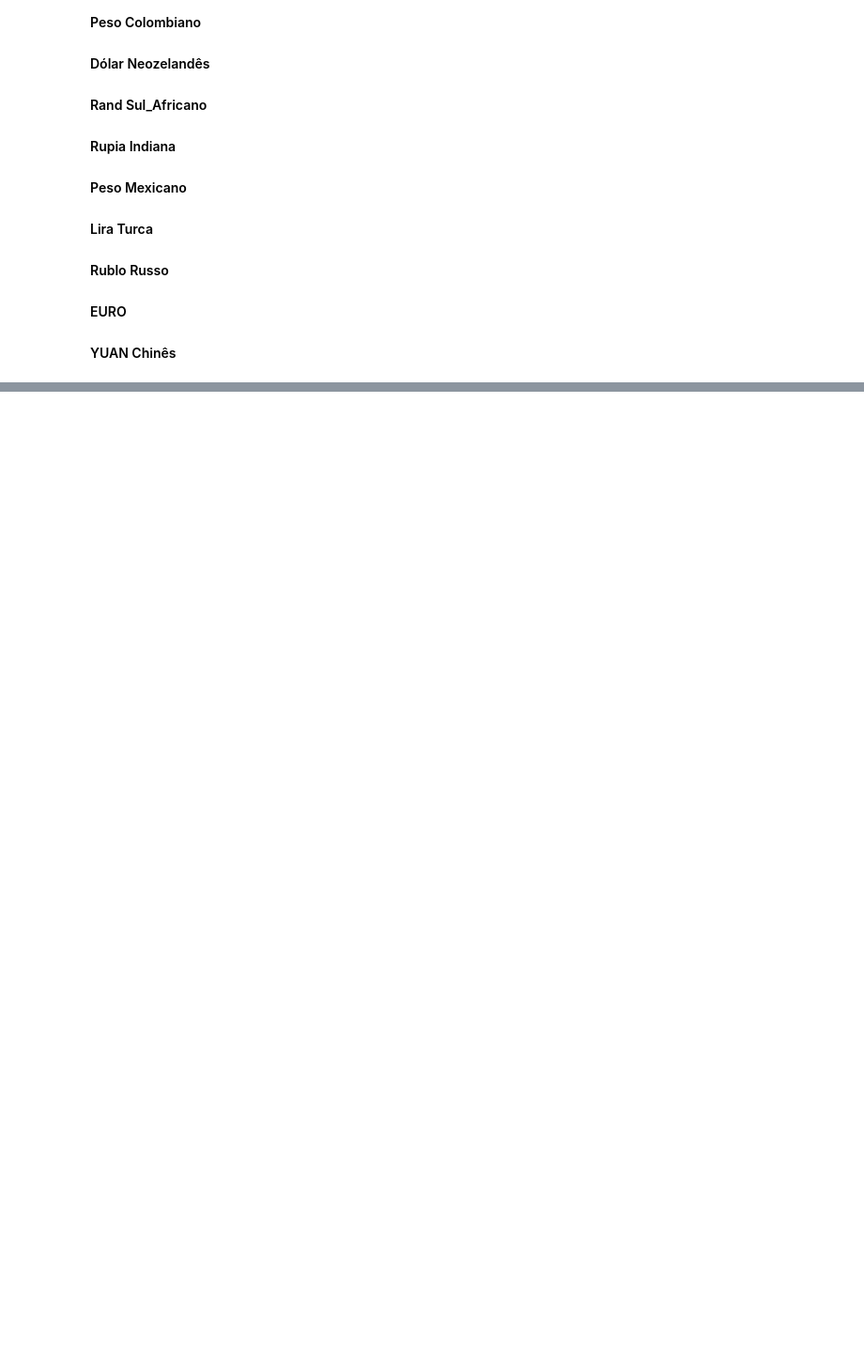
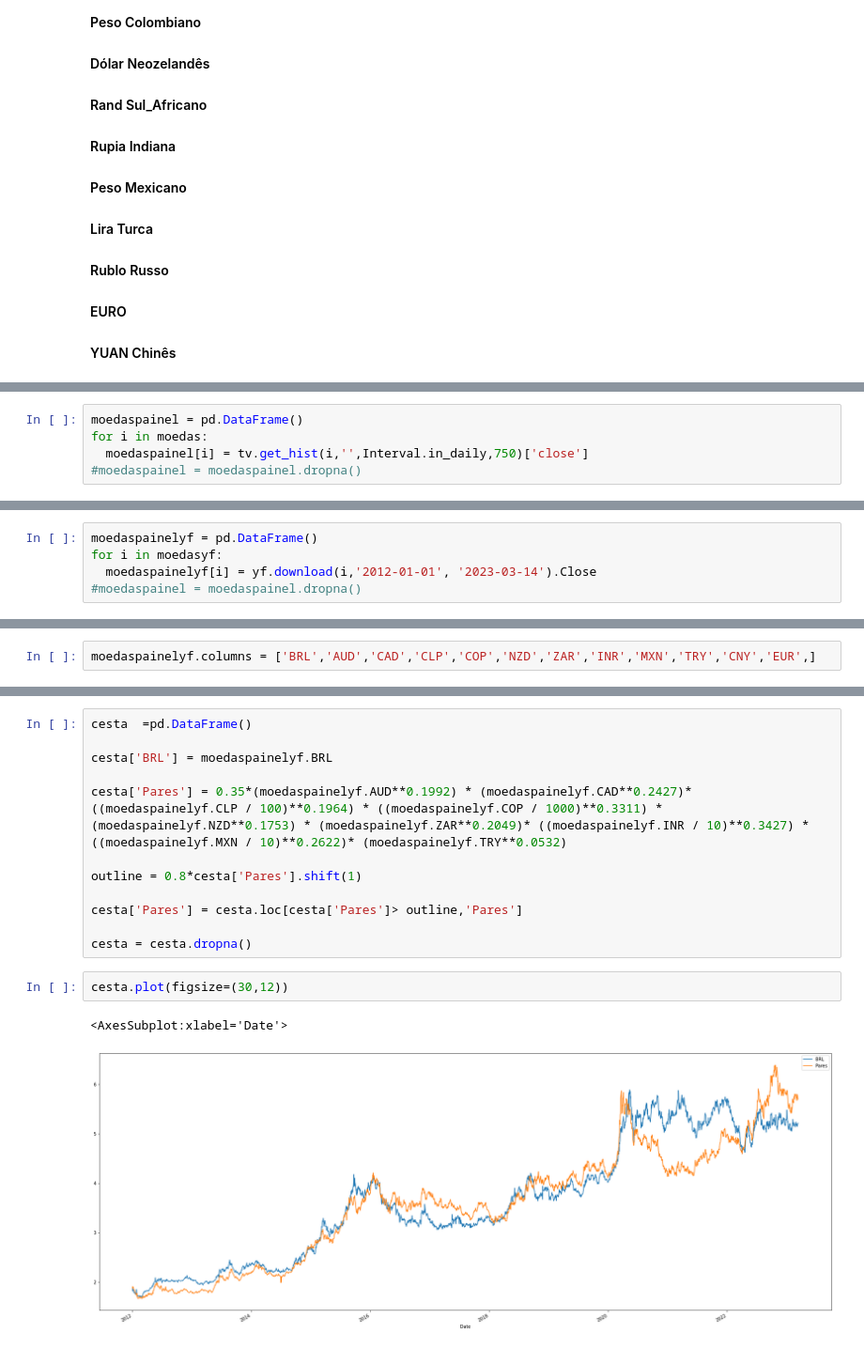
Before and after one commit to Edu-Moreira/Estudos-de-Python, a Jupyter notebook: Mercado_Global.ipynb, the cells around one changed output, grey strips where cells are left out. Shown at 94% size. Saved outputs shown, nothing was run; the diff lists cells and outputs as text; blank space fills up the shorter version.

```diff
--- a/Mercado_Global.ipynb
+++ b/Mercado_Global.ipynb
@@ -164,0 +177,5 @@ jurosglb
+# %%
+moedaspainel = pd.DataFrame()
+for i in moedas:
+  moedaspainel[i] = tv.get_hist(i,'',Interval.in_daily,750)['close']
+#moedaspainel = moedaspainel.dropna()
@@ -164,0 +232,5 @@ jurosglb
+# %%
+moedaspainelyf = pd.DataFrame()
+for i in moedasyf:
+  moedaspainelyf[i] = yf.download(i,'2012-01-01', '2023-03-14').Close
+#moedaspainel = moedaspainel.dropna()
@@ -164,0 +250,2 @@ jurosglb
+# %%
+moedaspainelyf.columns = ['BRL','AUD','CAD','CLP','COP','NZD','ZAR','INR','MXN','TRY','CNY','EUR',]
@@ -164,0 +266,17 @@ jurosglb
+# %%
+cesta  =pd.DataFrame()
+
+cesta['BRL'] = moedaspainelyf.BRL
+
+cesta['Pares'] = 0.35*(moedaspainelyf.AUD**0.1992) * (moedaspainelyf.CAD**0.2427)* ((moedaspainelyf.CLP / 100)**0.1964) * ((moedaspainelyf.COP / 1000)**0.3311) * (moedaspainelyf.NZD**0.1753) * (moedaspainelyf.ZAR**0.2049)* ((moedaspainelyf.INR / 10)**0.3427) * ((moedaspainelyf.MXN / 10)**0.2622)* (moedaspainelyf.TRY**0.0532)
+
+outline = 0.8*cesta['Pares'].shift(1)
+
+cesta['Pares'] = cesta.loc[cesta['Pares']> outline,'Pares']
+
+cesta = cesta.dropna()
+# %%
+cesta.plot(figsize=(30,12))
+# %% [output]
+<AxesSubplot:xlabel='Date'>
+[figure, added]
```
Also changed, not shown: parts of 13 cells of this notebook.
